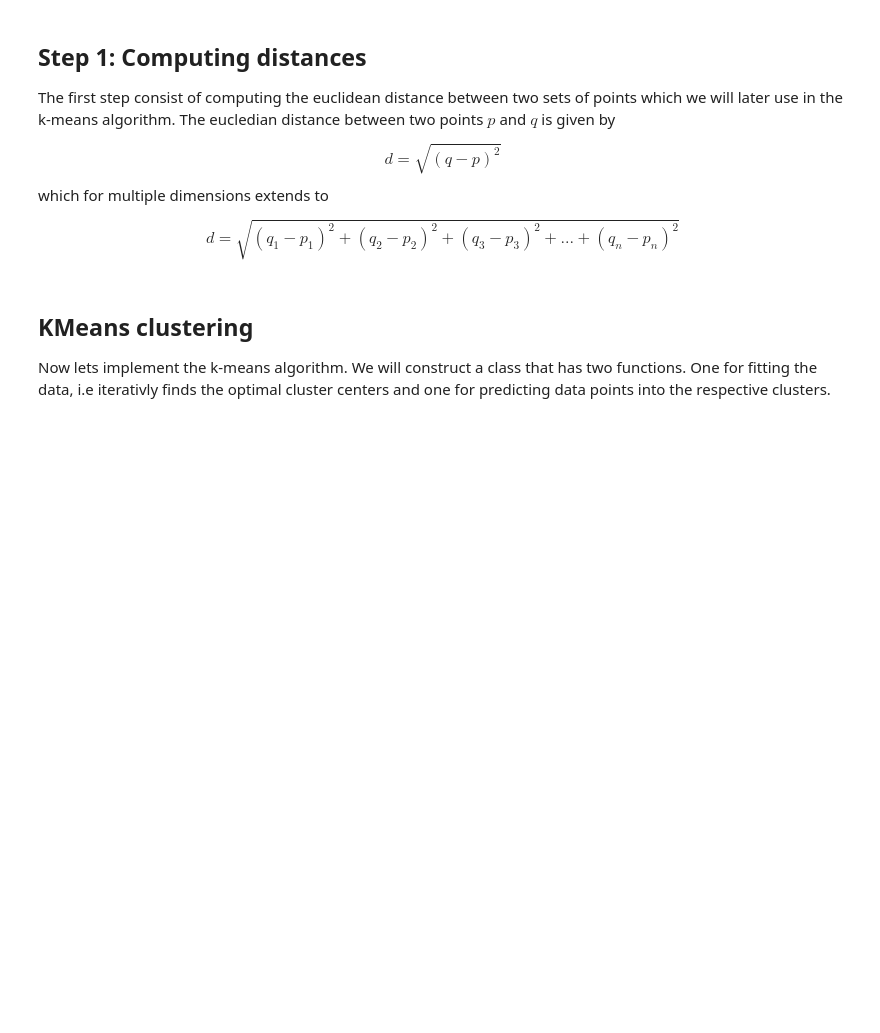
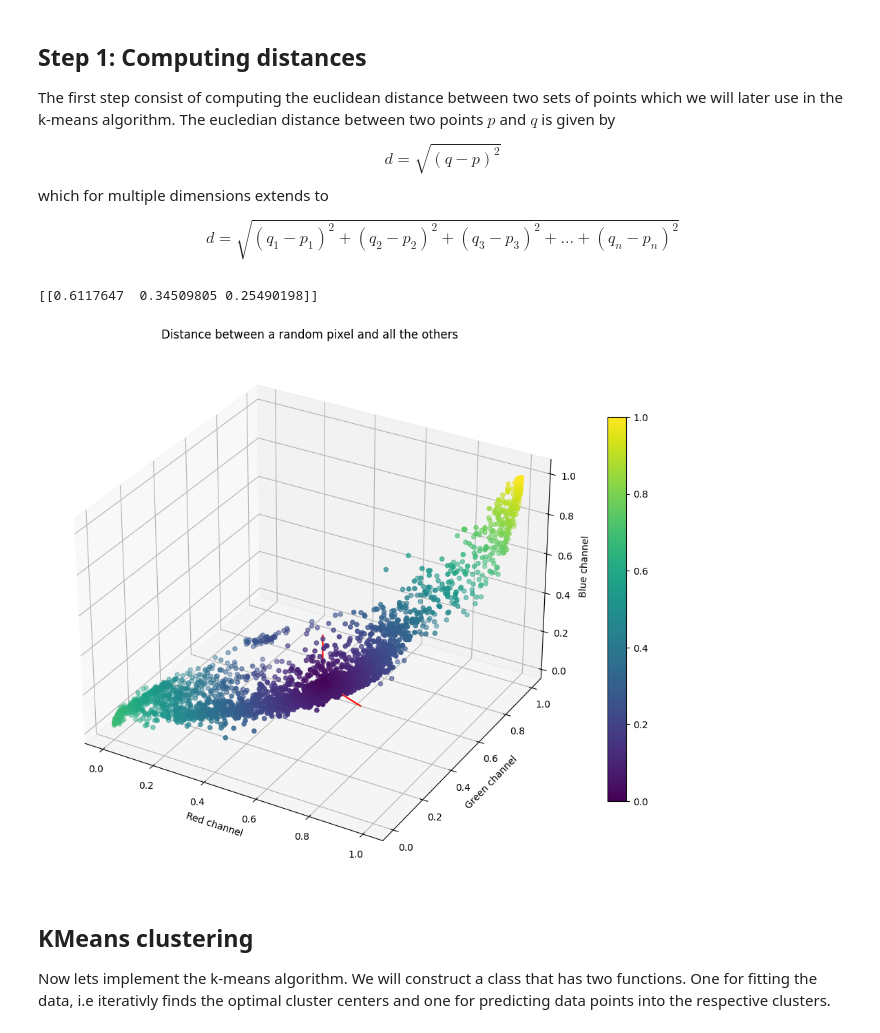
Before and after one commit to efreham1/ml-1dl034-public-assignments, a Jupyter notebook: Assignments/Theoretical/theoretical3.ipynb, the cells around one changed output. Cells and saved outputs as stored; diff of their text form; code cells hidden in the pictures; blank space fills up the shorter version.

```diff
--- a/Assignments/Theoretical/theoretical3.ipynb
+++ b/Assignments/Theoretical/theoretical3.ipynb
@@ -143,15 +153,17 @@ def euclidean_dist(a, b):
     assert a.ndim == 2 and b.ndim == 2, "a and b must be 2-dimensional arrays."
     assert a.shape[1] == b.shape[1], "a and b must have the same dimension D."
 
-    N = a.shape[0]
-    M = b.shape[0]
-    D = a.shape[1]
-    distances = np.ones((N, M))
+    #N = a.shape[0]
+    #M = b.shape[0]
+    #D = a.shape[1]
 
-    # [CODE HERE] Fill in the matrix "distances" so that it contains the pairwise distances between the point set a and b.
-    # Advice: try using only two nested for-loops, for speed's sake.
+    #RGB_diff = a[:, :, None] - b[:, :, None].T
+    #squared_sum_diff = (RGB_diff**2).sum(1)
+    #distances = np.sqrt(squared_sum_diff)
 
-    # [/CODE HERE]
+    distances = np.sqrt(((a[:, :, None] - b[:, :, None].T)**2).sum(1))
+
+
 
     return distances
 # %%
@@ -165,27 +177,32 @@ assert np.abs(euclidean_dist(random_array1, random_array2).mean() - 0.8897) < 1e
 # %%
 # We will test the euclidean function by picking a random pixel
 # and checking its distance with all the other pixels in the image.
 # you can choose to modify "random_pixel" to a specific pixel or
 # position in the 3D space.
 N = pixels_small.shape[0]
 random_index = np.random.randint(N)
 random_pixel = np.array([pixels_small[random_index]])
+print(random_pixel)
 
 # Computing all the distances
 distances = euclidean_dist(random_pixel, pixels_small)[0]
 # The distances are normalised to be between 0 and 1.
 distances /= distances.max()
 import mpl_toolkits.mplot3d.art3d as art3d
 
 fig = plt.figure(figsize=(12, 10))
 ax = fig.add_subplot(111, projection="3d")
 p = ax.scatter(*pixels_small.T, c=distances)
 fig.colorbar(p, fraction=0.03)
+ax.scatter(*random_pixel.T, c=['r'], marker='2', s=[10000])
 ax.set_xlabel("Red channel")
 ax.set_ylabel("Green channel")
 ax.set_zlabel("Blue channel")
 plt.title("Distance between a random pixel and all the others")
 plt.show()
+# %% [output]
+[[0.6117647  0.34509805 0.25490198]]
+[figure, added]
 # %% [markdown]
 ## KMeans clustering
 
```
Also changed, not shown: parts of 8 cells of this notebook, 3 other files.
